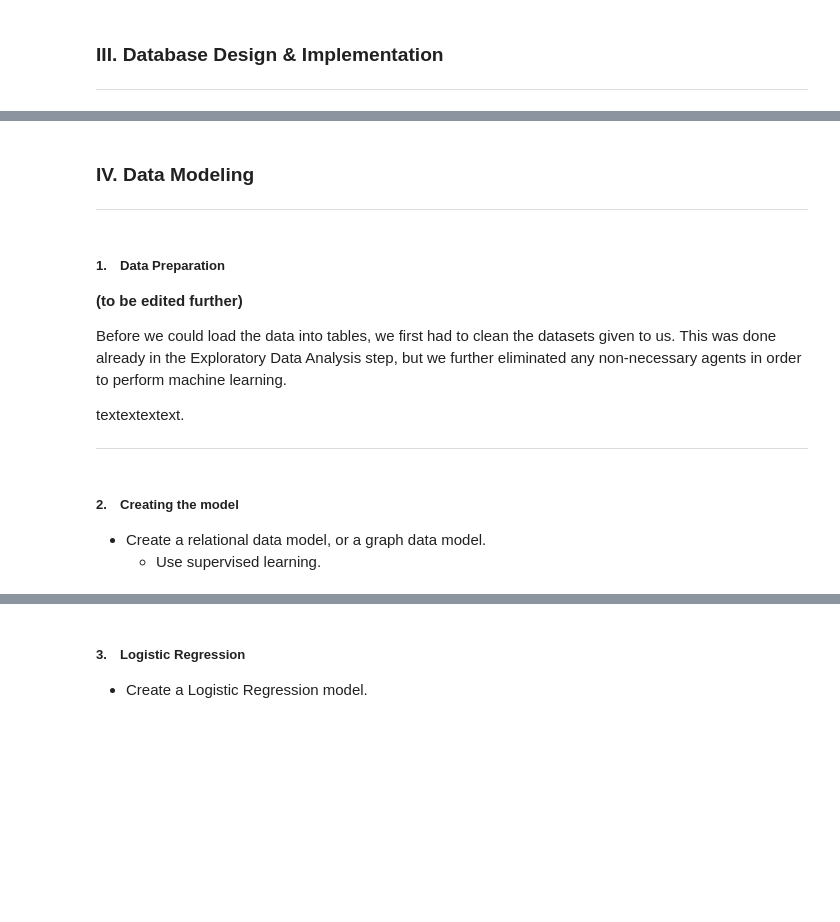
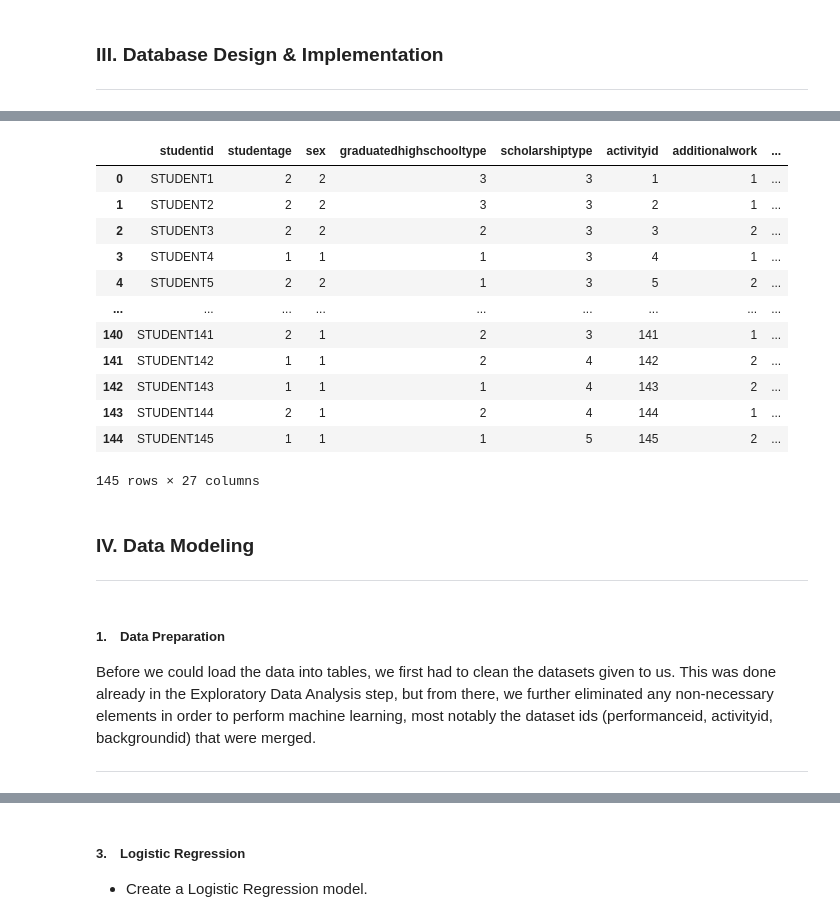
Before and after one commit to andreawcy/Project_4_Online-course-engagement-analysis, a Jupyter notebook: notebook_draft.ipynb, the cells around one changed output, grey strips where cells are left out. Cells and saved outputs as stored; diff of their text form; code cells hidden in the pictures; blank space fills up the shorter version.

```diff
--- a/notebook_draft.ipynb
+++ b/notebook_draft.ipynb
@@ -95,0 +154,3 @@ The following is the breakdown for each table, including some reasons for choosi
+# %%
+studentactivities_df = pd.DataFrame(studentactivities_dataset)
+studentactivities_df
@@ -95,0 +171,3 @@ The following is the breakdown for each table, including some reasons for choosi
+# %%
+familybackground_df = pd.DataFrame(familybackground_dataset)
+familybackground_df
@@ -95,0 +188,3 @@ The following is the breakdown for each table, including some reasons for choosi
+# %%
+academicperformance_df = pd.DataFrame(academicperformance_dataset)
+academicperformance_df
@@ -95,0 +205,4 @@ The following is the breakdown for each table, including some reasons for choosi
+# %%
+dfs = [students_df, studentactivities_df, familybackground_df, academicperformance_df]
+dfs = [df.set_index('studentid') for df in dfs]
+student_performance = dfs[0].join(dfs[1:])
@@ -96,3 +226,20 @@ The following is the breakdown for each table, including some reasons for choosi
+# %%
+student_performance.reset_index(inplace=True)
+student_performance
+# %% [output]
+|  | studentid | studentage | sex | graduatedhighschooltype | scholarshiptype | activityid | additionalwork | ... |
+| 0 | STUDENT1 | 2 | 2 | 3 | 3 | 1 | 1 | ... |
+| 1 | STUDENT2 | 2 | 2 | 3 | 3 | 2 | 1 | ... |
+| 2 | STUDENT3 | 2 | 2 | 2 | 3 | 3 | 2 | ... |
+| 3 | STUDENT4 | 1 | 1 | 1 | 3 | 4 | 1 | ... |
+| 4 | STUDENT5 | 2 | 2 | 1 | 3 | 5 | 2 | ... |
+| ... | ... | ... | ... | ... | ... | ... | ... | ... |
+| 140 | STUDENT141 | 2 | 1 | 2 | 3 | 141 | 1 | ... |
+| 141 | STUDENT142 | 1 | 1 | 2 | 4 | 142 | 2 | ... |
+| 142 | STUDENT143 | 1 | 1 | 1 | 4 | 143 | 2 | ... |
+| 143 | STUDENT144 | 2 | 1 | 2 | 4 | 144 | 1 | ... |
+| 144 | STUDENT145 | 1 | 1 | 1 | 5 | 145 | 2 | ... |
+145 rows × 27 columns
 # %% [markdown]
 ### IV. **Data Modeling**
 * *   * *
@@ -100,9 +247,5 @@ The following is the breakdown for each table, including some reasons for choosi
 ##### **1. Data Preparation**
 
 
-**(to be edited further)**
-
-Before we could load the data into tables, we first had to clean the datasets given to us. This was done already in the Exploratory Data Analysis step, but we further eliminated any non-necessary agents in order to perform machine learning.
-
-textextextext.
+Before we could load the data into tables, we first had to clean the datasets given to us. This was done already in the Exploratory Data Analysis step, but from there, we further eliminated any non-necessary elements in order to perform machine learning, most notably the dataset ids (performanceid, activityid, backgroundid) that were merged.
 * *   * *
@@ -111,5 +251,0 @@ textextextext.
-# %% [markdown]
-##### **2. Creating the model**
-
-- Create a relational data model, or a graph data model.
-  - Use supervised learning.
```
Also changed, not shown: parts of 34 cells of this notebook, 2 other files.
